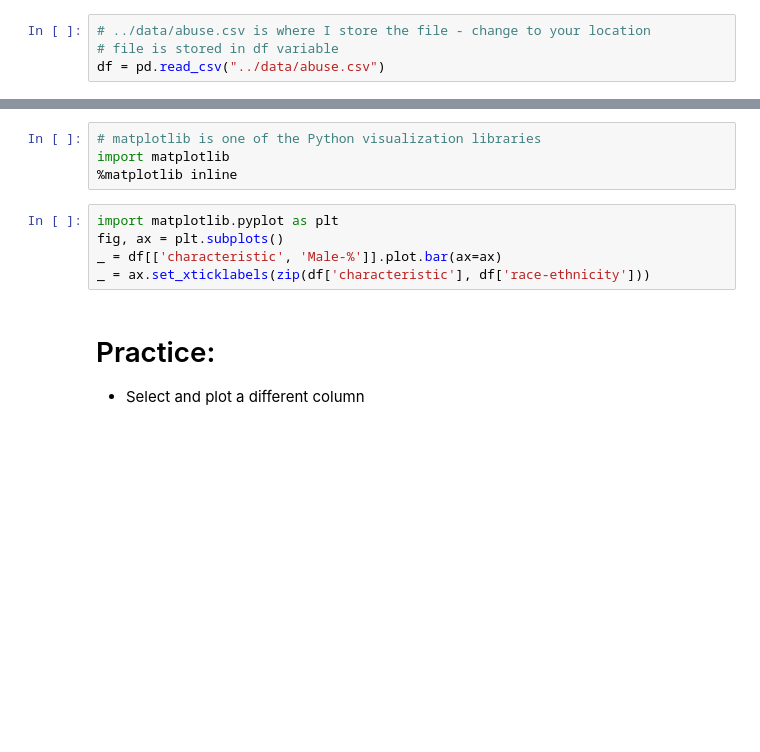
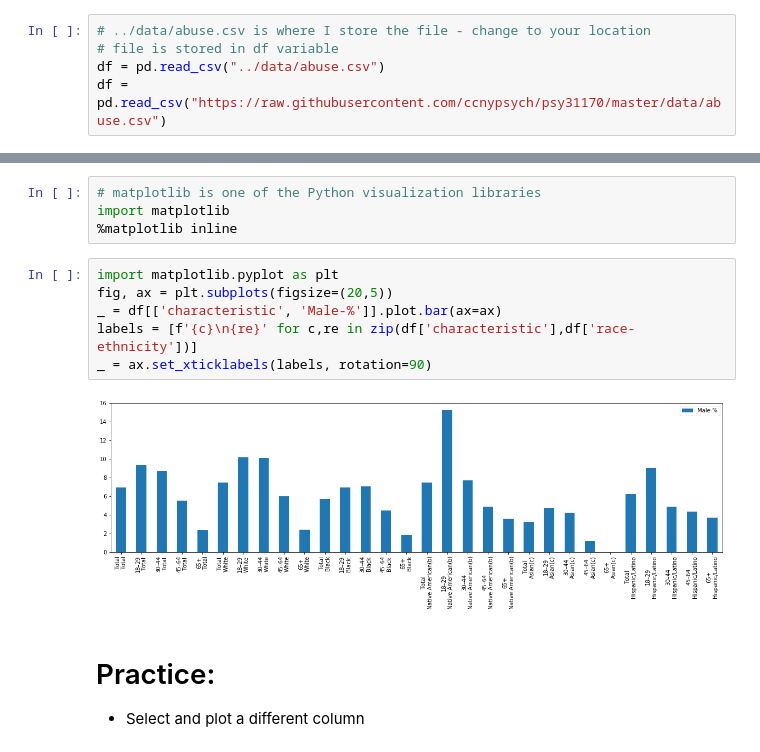
Before and after one commit to ccnypsych/psy31170, a Jupyter notebook: slides/L06_stats.ipynb, the cells around one changed output, grey strips where cells are left out. Drawn from its saved outputs; the diff is of its cells as text; blank space fills up the shorter version.

```diff
--- a/slides/L06_stats.ipynb
+++ b/slides/L06_stats.ipynb
@@ -44,3 +44,4 @@ pd.__version__
 # ../data/abuse.csv is where I store the file - change to your location
 # file is stored in df variable
 df = pd.read_csv("../data/abuse.csv")
+df = pd.read_csv("https://raw.githubusercontent.com/ccnypsych/psy31170/master/data/abuse.csv")
@@ -89,9 +170,12 @@ import matplotlib
 %matplotlib inline
 # %%
 import matplotlib.pyplot as plt
-fig, ax = plt.subplots()
+fig, ax = plt.subplots(figsize=(20,5))
 _ = df[['characteristic', 'Male-%']].plot.bar(ax=ax)
-_ = ax.set_xticklabels(zip(df['characteristic'], df['race-ethnicity']))
+labels = [f'{c}\n{re}' for c,re in zip(df['characteristic'],df['race-ethnicity'])]
+_ = ax.set_xticklabels(labels, rotation=90)
+# %% [output]
+[figure, added]
 # %% [markdown]
 # Practice:
 * Select and plot a different column
```
Also changed, not shown: parts of 24 cells of this notebook, 28 other files.
